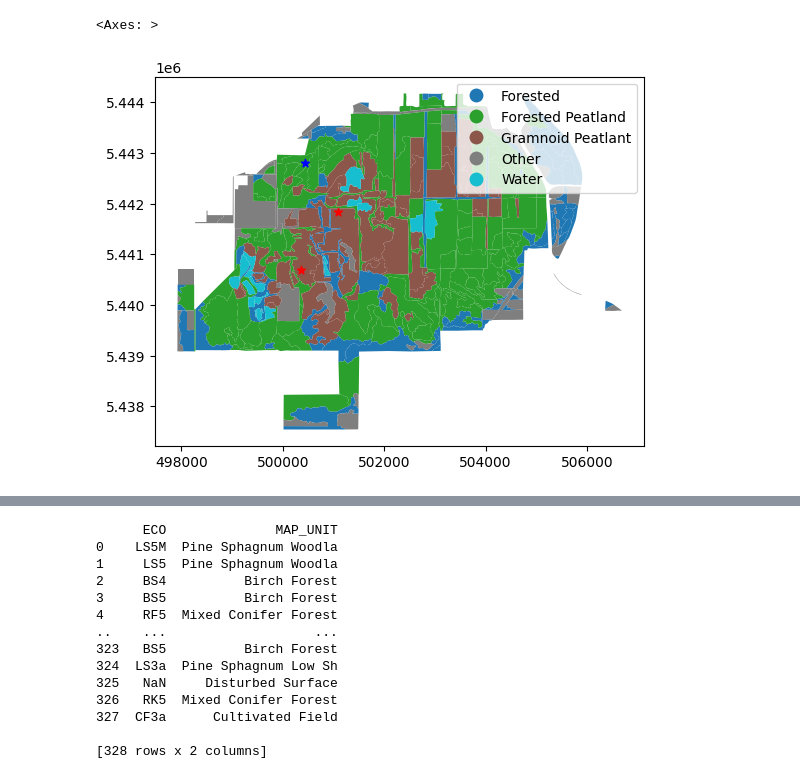
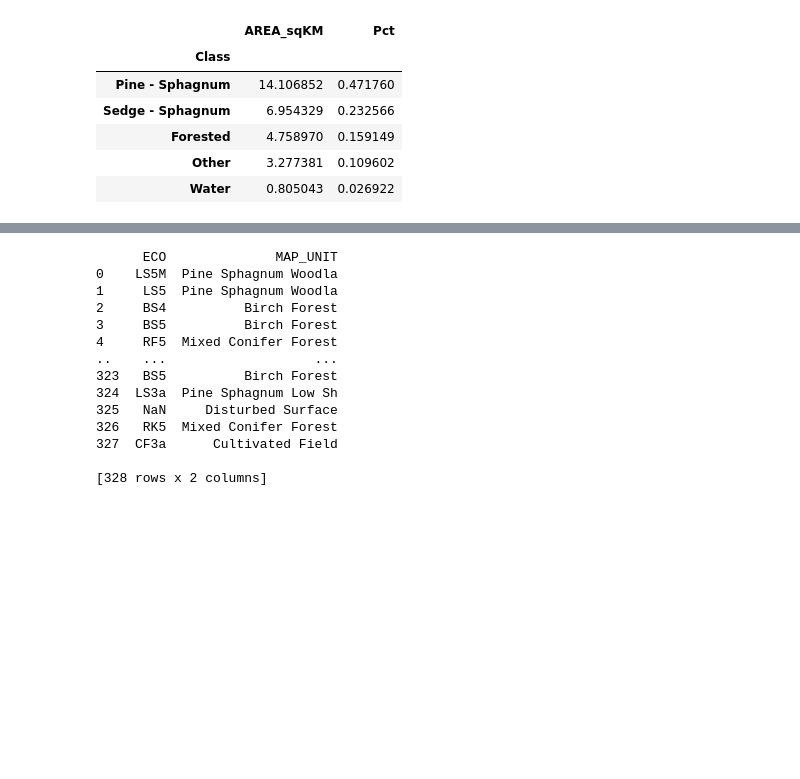
Before and after one commit to ubc-micromet/BBECA_Work, a Jupyter notebook: EcosystemMap.ipynb, the cells around one changed output, grey strips where cells are left out. Saved outputs shown, nothing was run; the diff lists cells and outputs as text; code cells hidden in the pictures; blank space fills up the shorter version.

```diff
--- a/EcosystemMap.ipynb
+++ b/EcosystemMap.ipynb
@@ -57,4 +1,10 @@ Index(['Water Lily - Watersh', 'Herb. veg on dist. p', 'Open Water',
 # %%
+import geopandas as gpd
+import matplotlib.pyplot as plt
+
+BBECA = gpd.read_file('BB_Data/Spatial/ECOSYS_REV_TEM.shp')
+BBECA = BBECA[['PRISTINE', 'ECO', 'MAP_UNIT', 'geometry']]
+
 Classes = {
     'Water Lily - Watersh':'Water',
     'Herb. veg on dist. p':'Other',
@@ -65,17 +15,27 @@ Classes = {
     'Birch Forest':'Forested',
     'Mixed Conifer Forest':'Forested',
     'Pine-Salal Forest':'Forested',
-    'Pine Sphagnum Woodla':'Forested Peatland',
-    'Beakrush - Three-way':'Gramnoid Peatlant',
-    'Pine Sphagnum Tall S':'Forested Peatland',
-    'Beakrush - Sphagnum':'Gramnoid Peatlant',
-    'Pine Sphagnum Low Sh':'Forested Peatland'
+    'Pine Sphagnum Woodla':'Pine - Sphagnum',
+    'Beakrush - Three-way':'Sedge - Sphagnum',
+    'Pine Sphagnum Tall S':'Pine - Sphagnum',
+    'Beakrush - Sphagnum':'Sedge - Sphagnum',
+    'Pine Sphagnum Low Sh':'Pine - Sphagnum'
 }
 
 BBECA['Class'] = BBECA['MAP_UNIT']
 BBECA['Class'] = BBECA['Class'].replace(Classes)
 
-Class = BBECA[['Class','AREA']].groupby('Class').sum()
+BBECA.loc[BBECA['Class']=='Other','MAP_UNIT']='Other'
+# BBECA['Class']=BBECA['Other']
 
-Class['Pct'] = Class['AREA']/Class['AREA'].sum()
-Class.sort_values(by='Pct',ascending=False).round(2)
+BBECA['AREA_sqKM']=BBECA.area.values/1e6
+
+
+Towers = gpd.read_file('BB_Data/Spatial/Towers.shp')
+Towers.loc[Towers['Name']=='Sapling_NoTreatment','Name']='BBS'
+Towers['X'] = Towers.geometry.x
+Towers['Y'] = Towers.geometry.y
+
+Burn = gpd.read_file('BB_Data/Spatial/SeedlingRemoval.shp')
+
+Chambers = gpd.read_file('BB_Data/Spatial/Chamber_Sites_2016_Burn_Zone.shp')
@@ -90,13 +42,21 @@ Class.sort_values(by='Pct',ascending=False).round(2)
-# %%
-
-
-fig,ax = plt.subplots()
-
-BBECA.plot(ax=ax,column='Class',legend=True)#,color='grey')
-Towers.loc[Towers['Name']=='BBS'].plot(ax=ax,
-  marker='*',color='b')#,s=50,label = 'Short-term EC Stations')
-Towers.loc[Towers['Name']!='BBS'].plot(ax=ax,
-  marker='*',color='r')#,s=50,label = 'Long-term EC Stations')
-# %% [output]
-<Axes: >
-[figure, removed]
+# %%
+Eco = BBECA[['Class','AREA_sqKM']].groupby(['Class']).sum()
+Eco['Pct']=Eco['AREA_sqKM']/Eco['AREA_sqKM'].sum()
+Eco = Eco.sort_values(by='Pct',ascending=False)
+Eco.to_csv('BB_Data/Ecosystem_Summary.csv')
+
+Colors =['#f5b042','#87f542','#193d02','#bcbec2','#053ba8']
+
+Colormap = {}
+for i,c in zip(Eco.index,Colors):
+    Colormap[i] = c
+
+Eco
+# %% [output]
+|  | AREA_sqKM | Pct |
+| Class |  |  |
+| Pine - Sphagnum | 14.106852 | 0.471760 |
+| Sedge - Sphagnum | 6.954329 | 0.232566 |
+| Forested | 4.758970 | 0.159149 |
+| Other | 3.277381 | 0.109602 |
+| Water | 0.805043 | 0.026922 |
```
Also changed, not shown: parts of 5 cells of this notebook, 37 other files.
